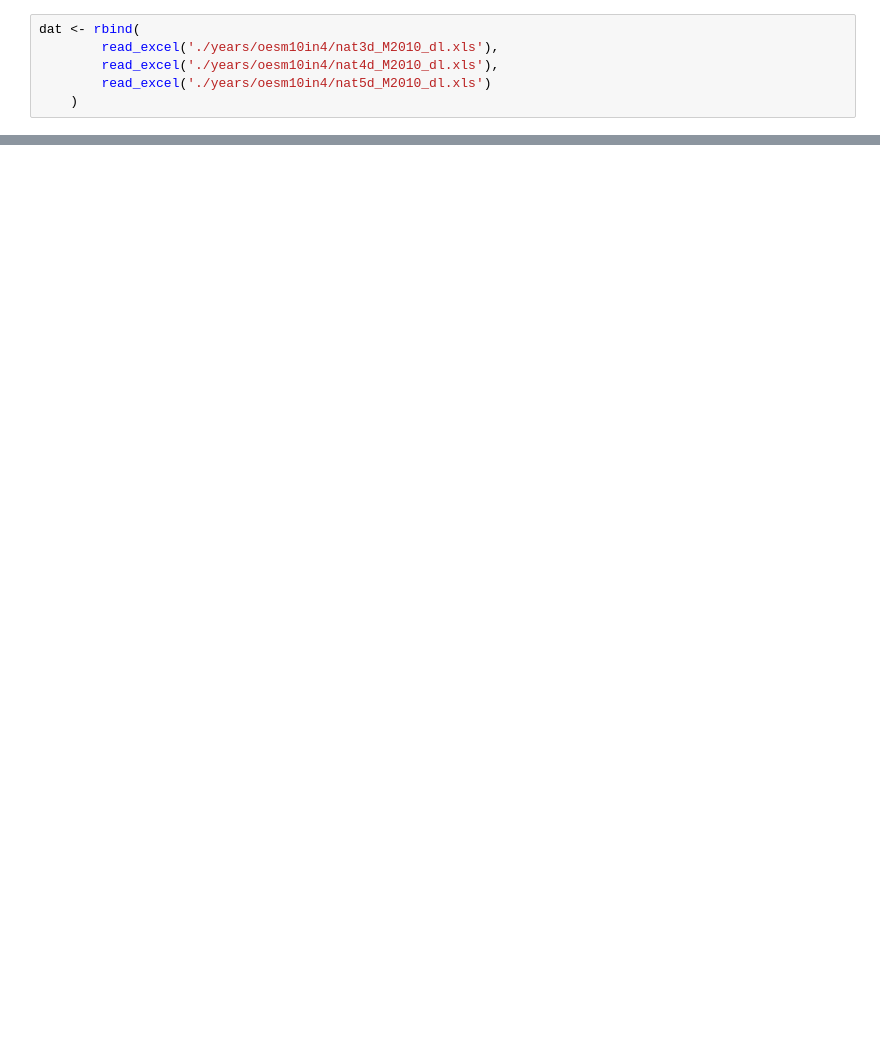
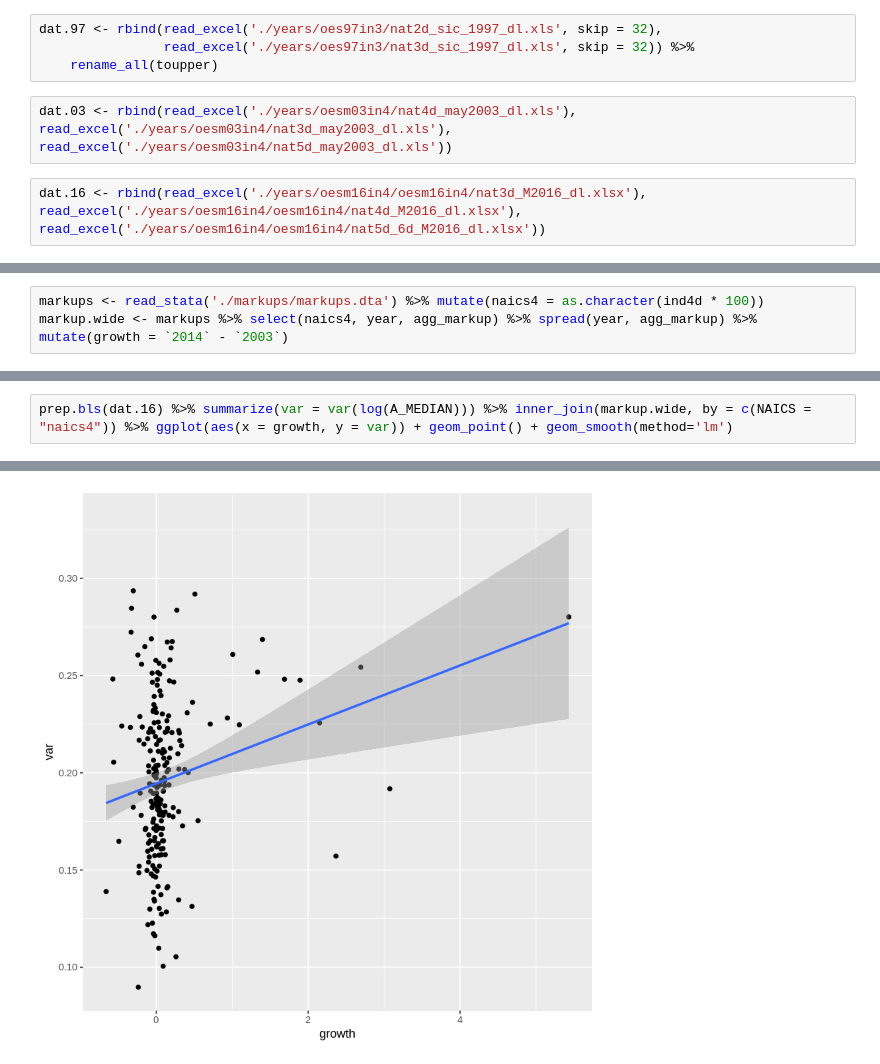
Before and after one commit to nandanrao/market-power-bls, a Jupyter notebook: mixtools-bls.ipynb, the cells around one changed output, grey strips where cells are left out. Drawn from its saved outputs; the diff is of its cells as text; blank space fills up the shorter version.

Commit message:
initial regression on markups

```diff
--- a/mixtools-bls.ipynb
+++ b/mixtools-bls.ipynb
@@ -15,7 +14,9 @@ library(ggplot2)
+# %%
+dat.97 <- rbind(read_excel('./years/oes97in3/nat2d_sic_1997_dl.xls', skip = 32),
+                read_excel('./years/oes97in3/nat3d_sic_1997_dl.xls', skip = 32)) %>%
+    rename_all(toupper)
 # %%
-dat <- rbind(
-        read_excel('./years/oesm10in4/nat3d_M2010_dl.xls'),
-        read_excel('./years/oesm10in4/nat4d_M2010_dl.xls'),
-        read_excel('./years/oesm10in4/nat5d_M2010_dl.xls')
-    )
+dat.03 <- rbind(read_excel('./years/oesm03in4/nat4d_may2003_dl.xls'), read_excel('./years/oesm03in4/nat3d_may2003_dl.xls'), read_excel('./years/oesm03in4/nat5d_may2003_dl.xls'))
+# %%
+dat.16 <- rbind(read_excel('./years/oesm16in4/oesm16in4/nat3d_M2016_dl.xlsx'), read_excel('./years/oesm16in4/oesm16in4/nat4d_M2016_dl.xlsx'), read_excel('./years/oesm16in4/oesm16in4/nat5d_6d_M2016_dl.xlsx'))
 # %%
@@ -98,0 +58,3 @@ attr(,"class")
+# %%
+markups <- read_stata('./markups/markups.dta') %>% mutate(naics4 = as.character(ind4d * 100))
+markup.wide <- markups %>% select(naics4, year, agg_markup) %>% spread(year, agg_markup) %>% mutate(growth = `2014` - `2003`)
@@ -98,0 +137,3 @@ attr(,"class")
+# %%
+prep.bls(dat.16) %>% summarize(var = var(log(A_MEDIAN))) %>% inner_join(markup.wide, by = c(NAICS = "naics4")) %>% ggplot(aes(x = growth, y = var)) + geom_point() + geom_smooth(method='lm')
+# %% [output]
@@ -98,0 +144 @@ attr(,"class")
+[figure, added]
```
Also changed, not shown: parts of 19 cells of this notebook, 1 other file.
